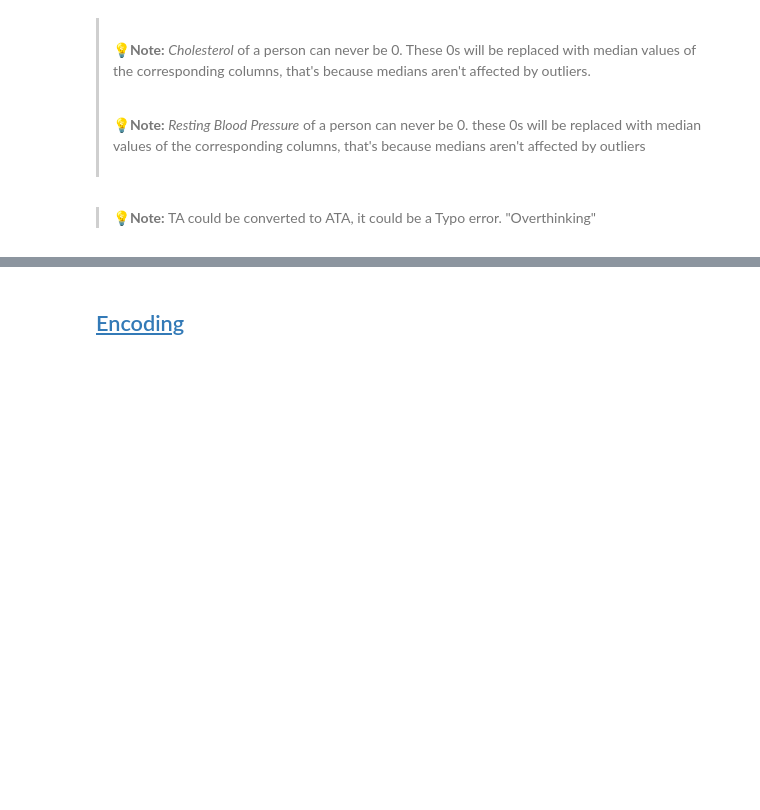
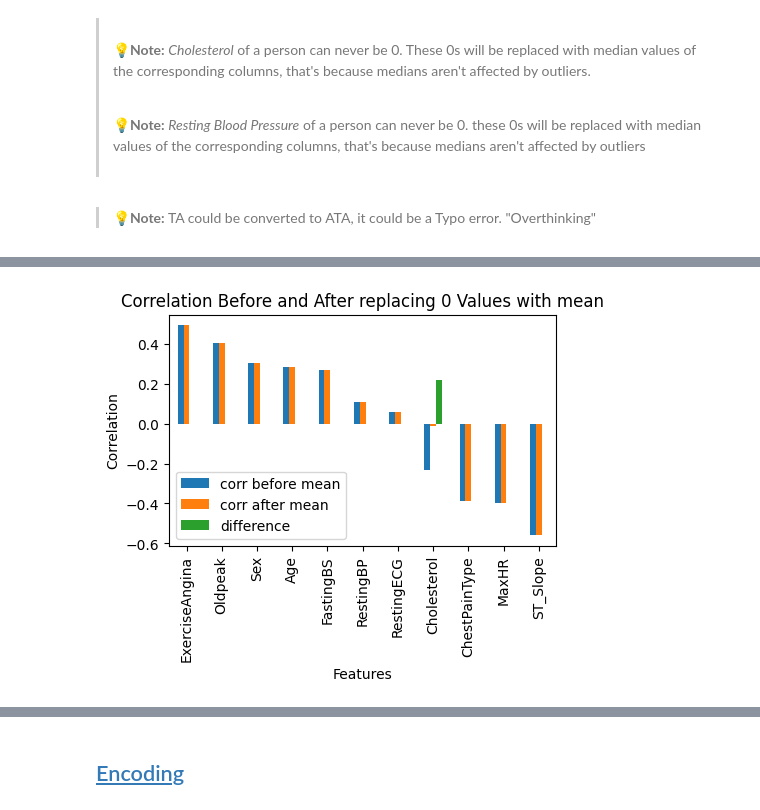
Before and after one commit to Seif-Yasser-Ahmed/Heart-Failure-Prediction, a Jupyter notebook: Src/Preprocessor.ipynb, the cells around one changed output, grey strips where cells are left out. Drawn from its saved outputs; the diff is of its cells as text; code cells hidden in the pictures; blank space fills up the shorter version.

```diff
--- a/Src/Preprocessor.ipynb
+++ b/Src/Preprocessor.ipynb
@@ -513,0 +592,7 @@ data[data['Cholesterol'] == 0]
+# %%
+df_after_mean = data_encoded.copy()
+
+df_after_mean['Cholesterol'] = df_after_mean['Cholesterol'].replace(0, df_after_mean['Cholesterol'].mean())
+
+corr_before = round(df_before_drop.corr().sort_values('HeartDisease',ascending=False).iloc[1:, :]['HeartDisease'],3)
+corr_after = round(df_after_mean.corr().sort_values('HeartDisease',ascending=False).iloc[1:, :]['HeartDisease'],3)
@@ -513,0 +616,10 @@ data[data['Cholesterol'] == 0]
+# %%
+difference_df = pd.concat([corr_before, corr_after,(corr_after - corr_before)], axis=1)
+difference_df.columns = ['corr before mean','corr after mean','difference']
+difference_df.plot(kind='bar', figsize=(5, 3))
+plt.title('Correlation Before and After replacing 0 Values with mean')
+plt.xlabel('Features')
+plt.ylabel('Correlation')
+plt.show()
+# %% [output]
+[figure, added]
```
Also changed, not shown: parts of 45 cells of this notebook, 2 other files.
